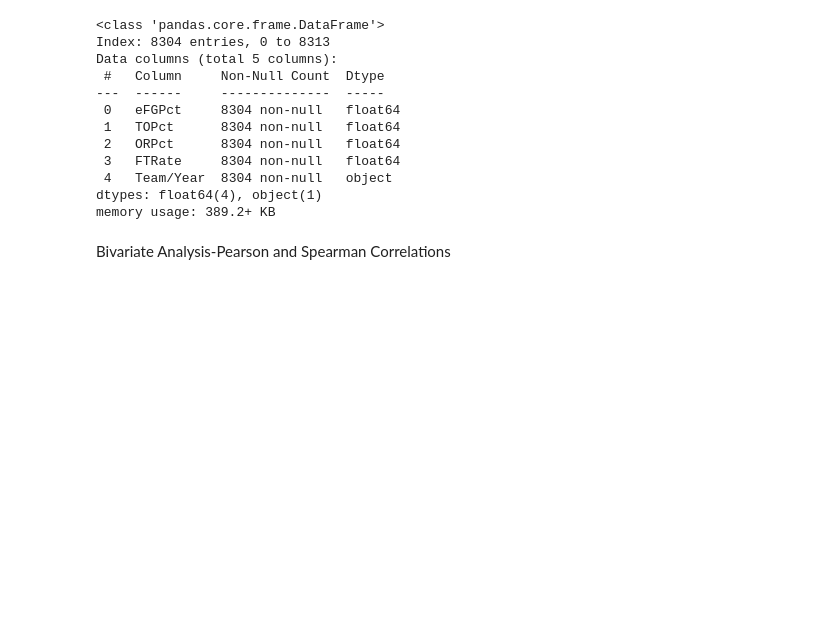
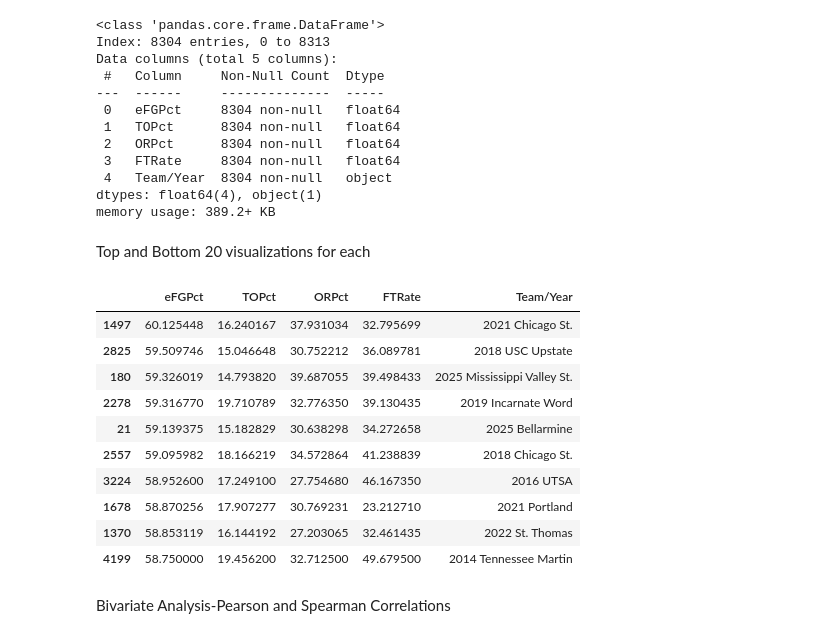
Before and after one commit to maddog19527/KenPom_Datasets, a Jupyter notebook: four_factors_d_eda.ipynb, the cells around one changed output. Saved outputs shown, nothing was run; the diff lists cells and outputs as text; code cells hidden in the pictures; blank space fills up the shorter version.

```diff
--- a/four_factors_d_eda.ipynb
+++ b/four_factors_d_eda.ipynb
@@ -126,5 +126,21 @@ Data columns (total 5 columns):
  4   Team/Year  8304 non-null   object
 dtypes: float64(4), object(1)
 memory usage: 389.2+ KB
+# %% [markdown]
+Top and Bottom 20 visualizations for each
+# %%
+defense.nlargest(10, 'eFGPct')
+# %% [output]
+|  | eFGPct | TOPct | ORPct | FTRate | Team/Year |
+| 1497 | 60.125448 | 16.240167 | 37.931034 | 32.795699 | 2021 Chicago St. |
+| 2825 | 59.509746 | 15.046648 | 30.752212 | 36.089781 | 2018 USC Upstate |
+| 180 | 59.326019 | 14.793820 | 39.687055 | 39.498433 | 2025 Mississippi Valley St. |
+| 2278 | 59.316770 | 19.710789 | 32.776350 | 39.130435 | 2019 Incarnate Word |
+| 21 | 59.139375 | 15.182829 | 30.638298 | 34.272658 | 2025 Bellarmine |
+| 2557 | 59.095982 | 18.166219 | 34.572864 | 41.238839 | 2018 Chicago St. |
+| 3224 | 58.952600 | 17.249100 | 27.754680 | 46.167350 | 2016 UTSA |
+| 1678 | 58.870256 | 17.907277 | 30.769231 | 23.212710 | 2021 Portland |
+| 1370 | 58.853119 | 16.144192 | 27.203065 | 32.461435 | 2022 St. Thomas |
+| 4199 | 58.750000 | 19.456200 | 32.712500 | 49.679500 | 2014 Tennessee Martin |
 # %% [markdown]
 Bivariate Analysis-Pearson and Spearman Correlations
```
Also changed, not shown: parts of 4 cells of this notebook.
